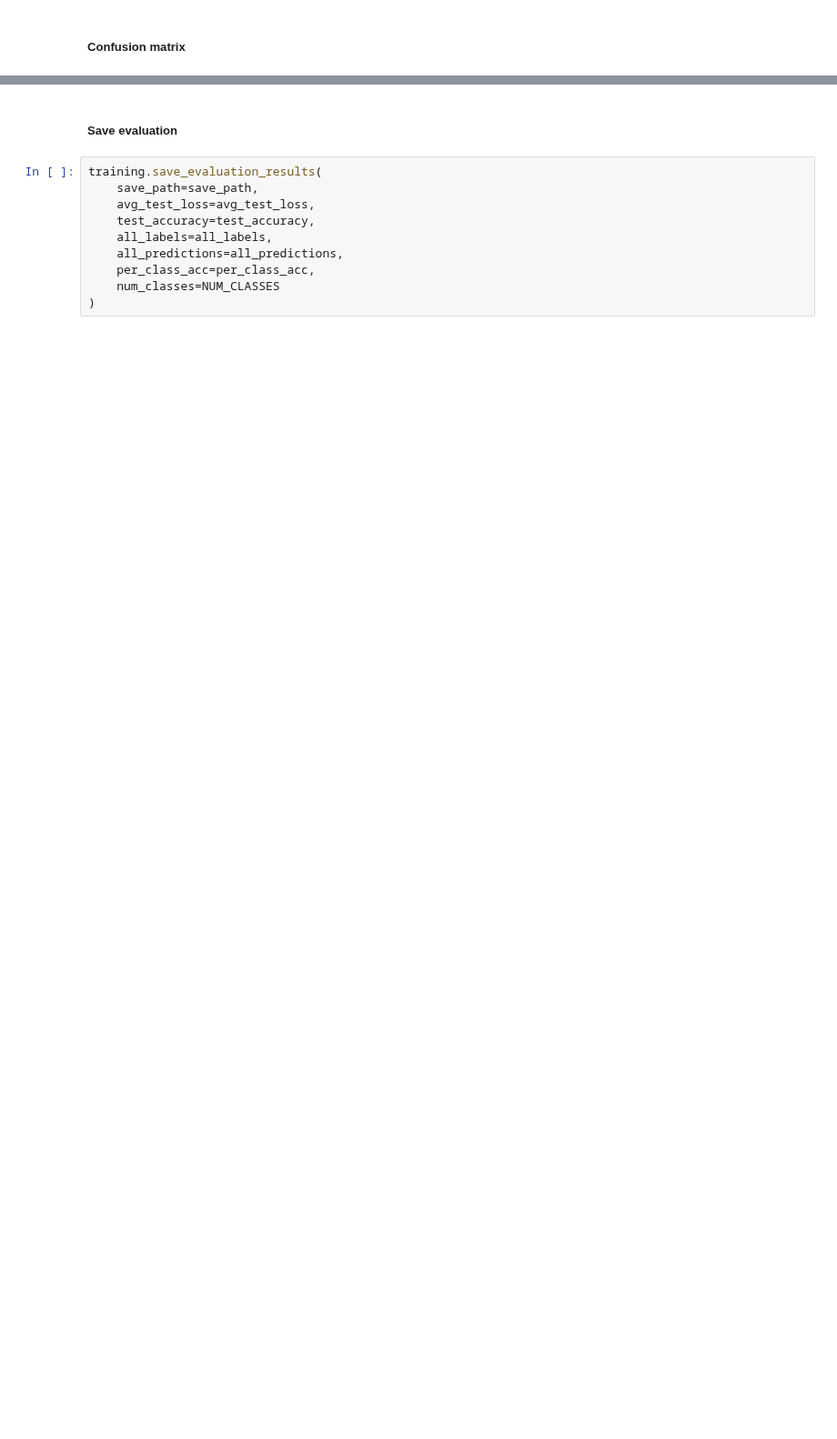
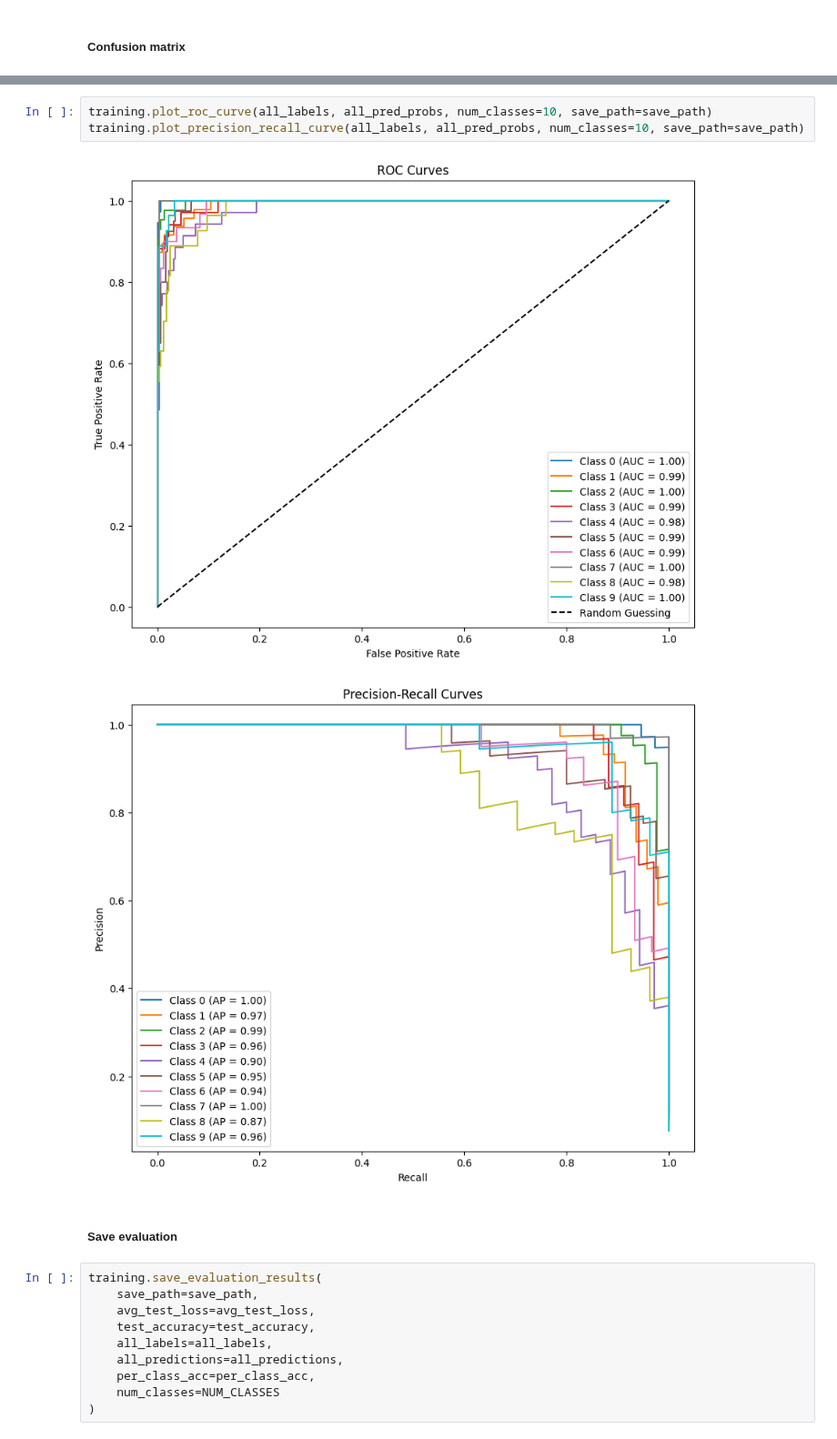
Before and after one commit to IlianK/mushroom_classification, a Jupyter notebook: src/training.ipynb, the cells around one changed output, grey strips where cells are left out. Shown at 91% size. Drawn from its saved outputs; the diff is of its cells as text; blank space fills up the shorter version.

```diff
--- a/src/training.ipynb
+++ b/src/training.ipynb
@@ -190,3 +199,9 @@ Confusion matrix saved to g:\Benutzer\X_Ichigo_X\Dokumente\FH_Master\Ki_labor\gi
+# %%
+training.plot_roc_curve(all_labels, all_pred_probs, num_classes=10, save_path=save_path)
+training.plot_precision_recall_curve(all_labels, all_pred_probs, num_classes=10, save_path=save_path)
+# %% [output]
+[figure, added]
+[figure, added]
 # %% [markdown]
 ##### Save evaluation
 # %%
```
Also changed, not shown: parts of 10 cells of this notebook, 3 other files.
